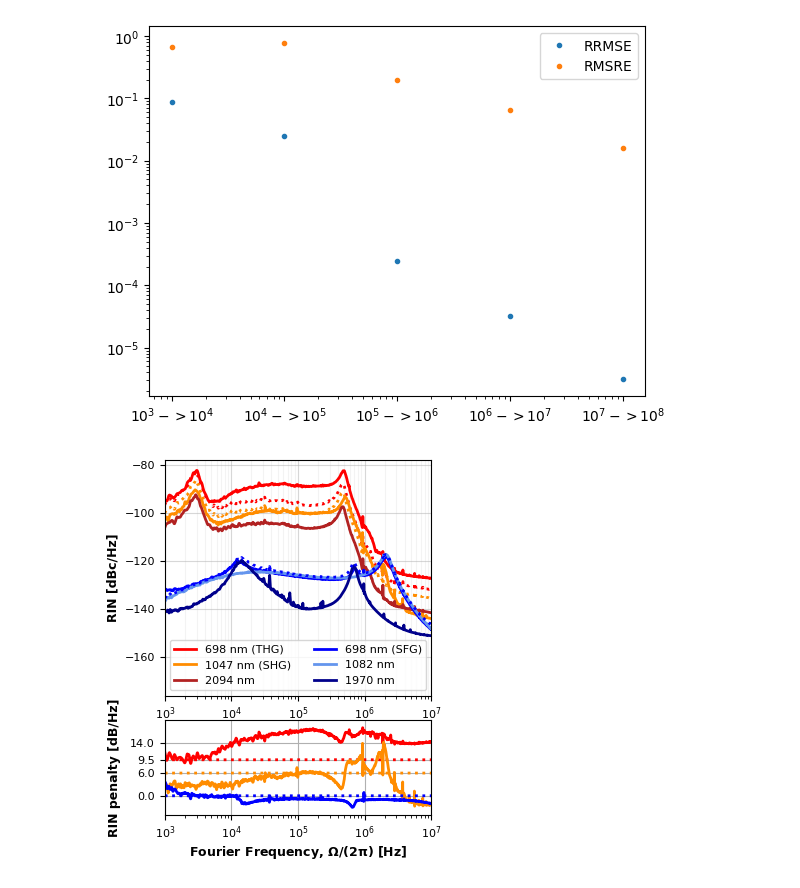
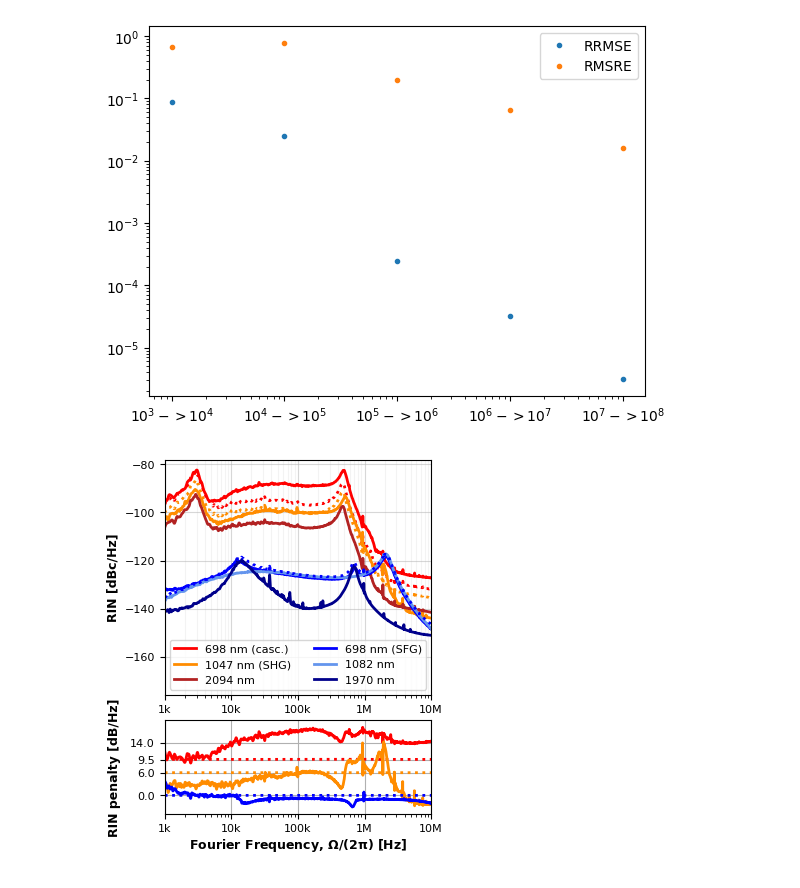
Before and after one commit to auphotonicLab/PICLab-narrow-linewidth, a Jupyter notebook: Frequency_conversion_RIN/RIN_FN_fig.ipynb, the cells around one changed output. Saved outputs shown, nothing was run; the diff lists cells and outputs as text; code cells hidden in the pictures.

```diff
--- a/Frequency_conversion_RIN/RIN_FN_fig.ipynb
+++ b/Frequency_conversion_RIN/RIN_FN_fig.ipynb
@@ -709,7 +715,7 @@ axP.yaxis.set_tick_params(labelsize=labelsize)
 
 
 #THG
-axRIN.plot(THG_freqs,linear_to_dB(THG_RIN), color='red', label='698 nm (THG)', linewidth=marksize)
+axRIN.plot(THG_freqs,linear_to_dB(THG_RIN), color='red', label='698 nm (casc.)', linewidth=marksize)
 
 axRIN.plot(pump_freqs,linear_to_dB(THG_theory_RIN), ':', color='red', label = '_nolegend_', linewidth=marksize)
 
@@ -744,11 +750,17 @@ axRIN.grid(True,which='major',alpha=0.5)
 # axRIN.vlines(5e5,-np.inf,np.inf)
 
 axRIN.set_yticks(np.arange(-160,-70,20))
-# axRIN.set_xticks
+
+
+axRIN.set_xticks([1e3, 1e4, 1e5, 1e6, 1e7])
+axRIN.set_xticklabels(['1k', '10k', '100k', '1M', '10M'])
+
 
 axRIN.legend(ncol=2,fontsize=labelsize,loc='lower center')
 # axRIN.savefig(r"C:\Users\au617810\OneDrive - Aarhus universitet\Videnskabelig assistent\Figures\RIN freq conversion\RIN_data_theory.pdf")
 # axRIN.savefig(r"C:\Users\au617810\OneDrive - Aarhus universitet\Videnskabelig assistent\Figures\RIN freq conversion\RIN_data_theory.svg")
+
+
 
 
 
@@ -761,34 +773,38 @@ axP.plot(SHG_freqs,linear_to_dB(SHG_theory_RIN)-linear_to_dB(pump_RIN),':',color
 
 SFG_pump_sum_RIN = SFG_pump1_RIN + SFG_pump2_RIN
 
 axP.plot(SFG_freqs,linear_to_dB(SFG_RIN)-linear_to_dB(SFG_pump_sum_RIN),color='blue',label='SFG', linewidth=marksize)
 axP.plot(SFG_freqs,linear_to_dB(SFG_theory_RIN)-linear_to_dB(SFG_pump_sum_RIN), ':', color='blue',label='_nolegend_', linewidth=marksize)
 
 
 
 axP.set_xscale('log')
 
 # axP.legend(fontsize=fontsize)
 # axP.xlabel('Fourier frequency [Hz]')
 
 axP.grid()
 axP.set_ylim([-5,20])
 axP.set_xlim([1e3,1e7])
 axP.set_yticks([0,6,9.5,14])
 
 
+axP.set_xticks([1e3, 1e4, 1e5, 1e6, 1e7])
+axP.set_xticklabels(['1k', '10k', '100k', '1M', '10M'])
+
+
 
 # fig.align_ylabels([axRIN,axP])
 
 
 # plt.savefig(r"C:\Users\au617810\OneDrive - Aarhus universitet\Videnskabelig assistent\Figures\RIN freq conversion\RIN_spectrum_penalty.pdf")
 # plt.savefig(r"C:\Users\au617810\OneDrive - Aarhus universitet\Videnskabelig assistent\Figures\RIN freq conversion\RIN_spectrum_penalty.svg")
 
 plt.savefig(r"C:\Users\au617810\OneDrive - Aarhus universitet\Videnskabelig assistent\Figures\RIN freq conversion\RIN_spectrum_combined.svg")#, bbox_inches='tight')
 
 plt.savefig(r"C:\Users\au617810\OneDrive - Aarhus universitet\Videnskabelig assistent\Figures\RIN freq conversion\RIN_spectrum_combined.pdf")#, bbox_inches='tight')
 # %% [output]
-[figure, old version]
+[figure, new version]
 # %%
 num_values = 1000
 
```
Also changed, not shown: parts of 10 cells of this notebook, 6 other files.
